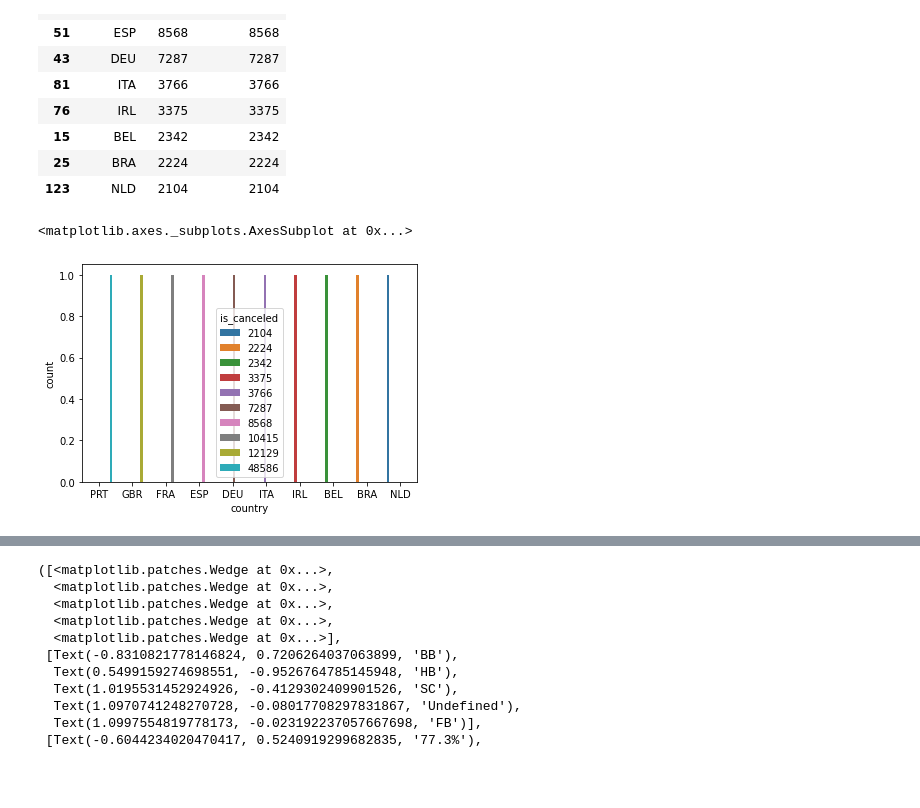
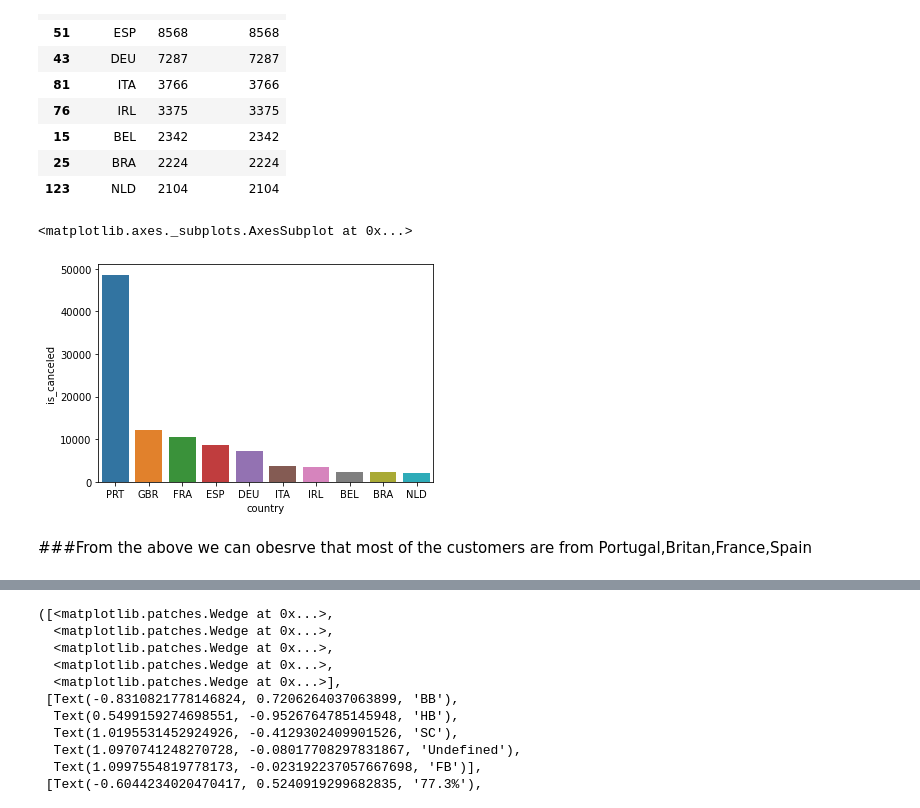
Before and after one commit to yashyakumar/Hotel_Booking_Analysis, a Jupyter notebook: Copy_of_Hotel_Booking_Analysis_Capstone_Project.ipynb, the cells around one changed output, grey strips where cells are left out. Saved outputs shown, nothing was run; the diff lists cells and outputs as text; code cells hidden in the pictures; blank space fills up the shorter version.

```diff
--- a/Copy_of_Hotel_Booking_Analysis_Capstone_Project.ipynb
+++ b/Copy_of_Hotel_Booking_Analysis_Capstone_Project.ipynb
@@ -218,7 +406,9 @@ country
 | 25 | BRA | 2224 | 2224 |
 | 123 | NLD | 2104 | 2104 |
 # %%
-sns.countplot(x='country',data=country,hue='is_canceled')
+sns.barplot(x='country',data=country,y='is_canceled')
 # %% [output]
 <matplotlib.axes._subplots.AxesSubplot at 0x...>
-[figure, old version]
+[figure, new version]
+# %% [markdown]
+###From the above we can obesrve that most of the customers are from Portugal,Britan,France,Spain
```
Also changed, not shown: parts of 44 cells of this notebook.
